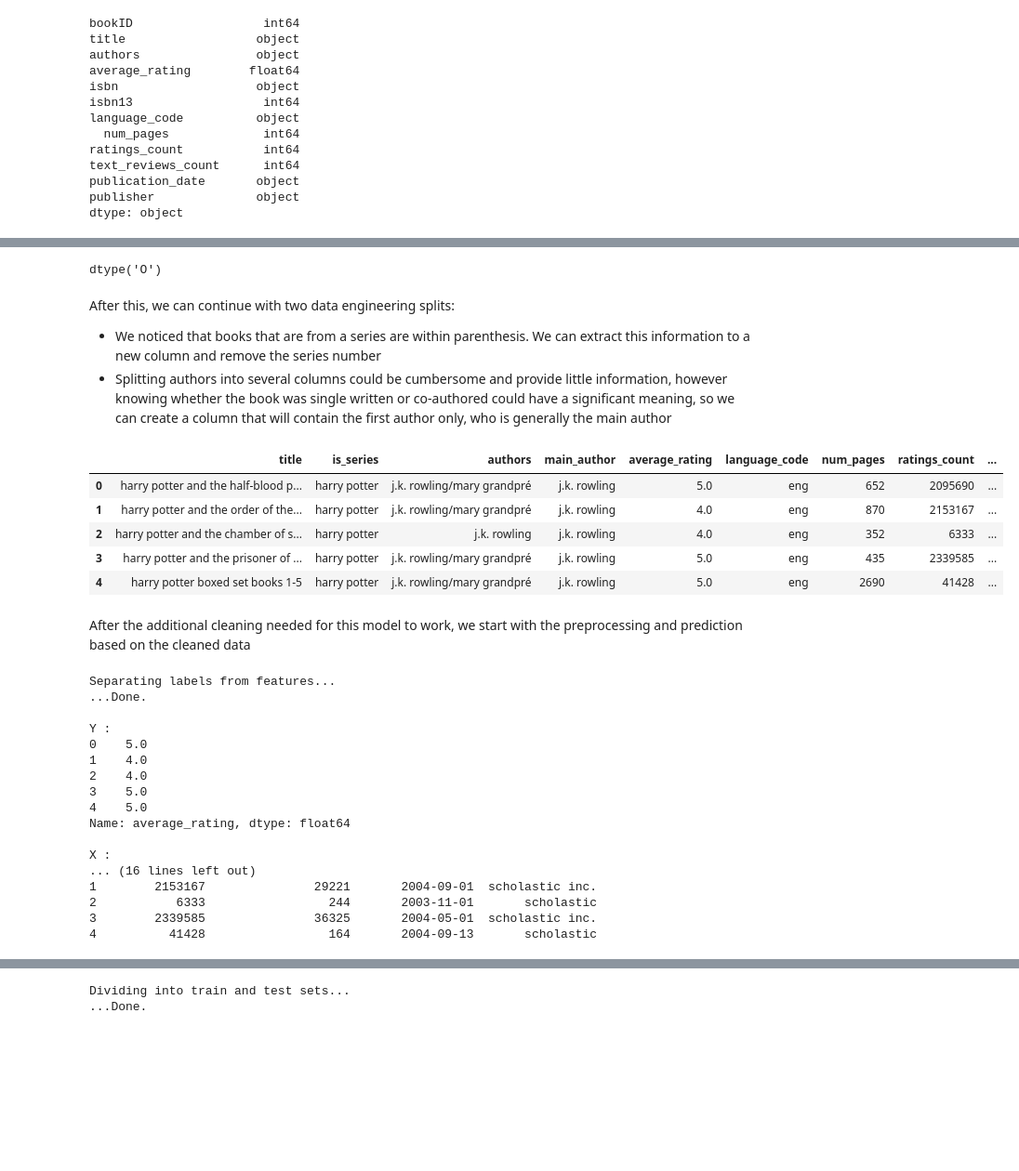
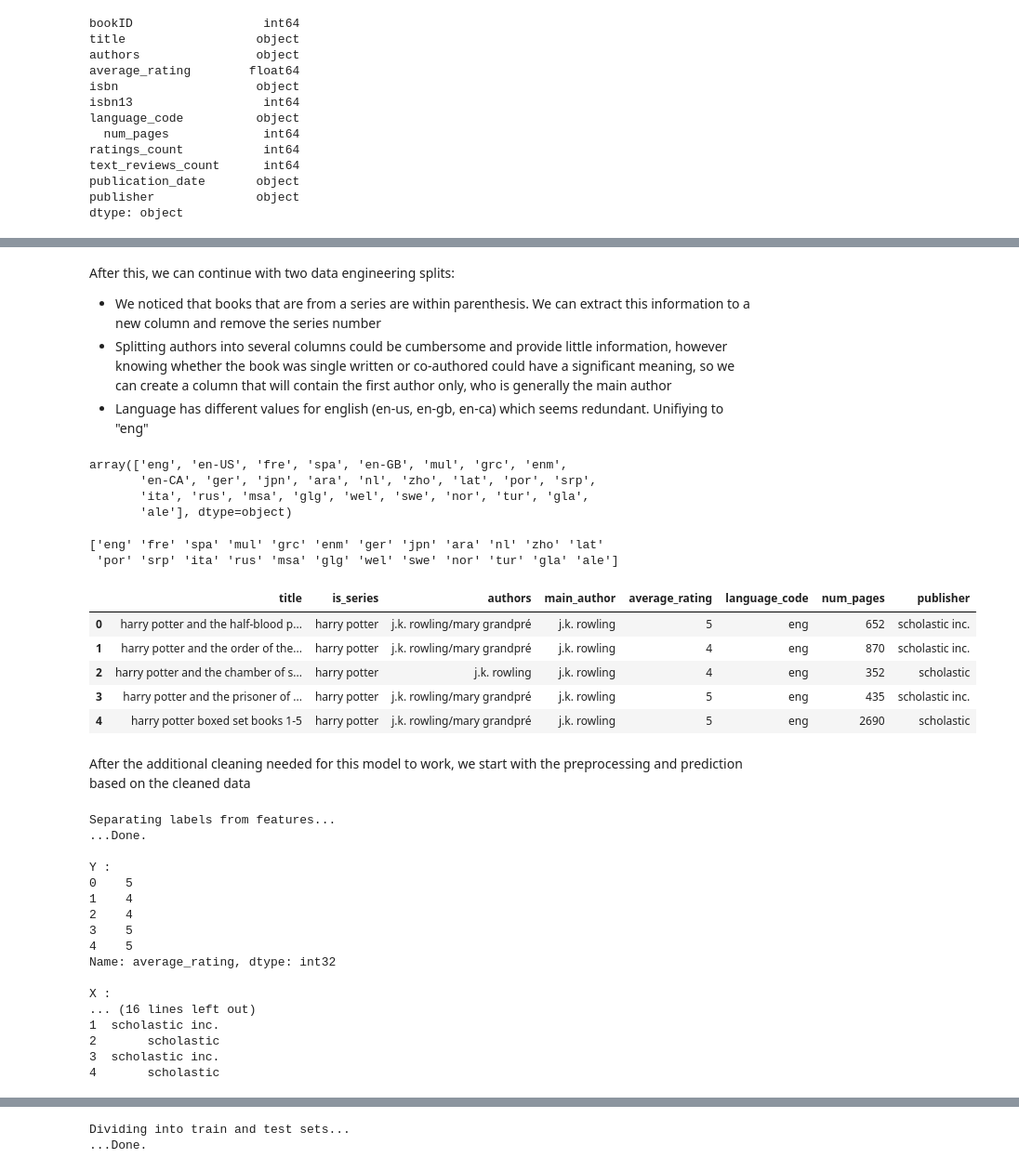
Before and after one commit to SouheilMaatoug/Goodreads-books-rating, a Jupyter notebook: decision_tree_rrd/ds_workfile_rrd.ipynb, the cells around one changed output, grey strips where cells are left out. Shown: that part at 93% size. Drawn from its saved outputs; the diff is of its cells as text; code cells hidden in the pictures; blank space fills up the shorter version.

Commit message:
rrd - removed additional columns as they do not have impact

```diff
--- a/decision_tree_rrd/ds_workfile_rrd.ipynb
+++ b/decision_tree_rrd/ds_workfile_rrd.ipynb
@@ -135,14 +135,10 @@ After reviewing of the stats we notice a few things:
 - num_pages has a weird space on front
 # %%
 # Drop useless columns
-useless_cols = ['bookID', 'isbn', 'isbn13']
+useless_cols = ['bookID', 'isbn', 'isbn13', 'ratings_count','text_reviews_count', 'publication_date']
 
 print("Dropping useless columns...")
 dataset = dataset.drop(useless_cols, axis=1) # axis = 1 indicates that we are dropping along the column axis
-
-print("Converting date columns to the right format...")
-dataset['publication_date']= pd.to_datetime(dataset['publication_date'], errors='coerce', format='%m/%d/%Y')
-dataset.dtypes
 
 print("Renaming columns...")
 dataset.rename(columns={'  num_pages': 'num_pages'}, inplace=True)
@@ -173,12 +165,16 @@ publisher                     object
 dtype: object
-# %%
-dataset.title.dtype
-# %% [output]
-dtype('O')
 # %% [markdown]
 After this, we can continue with two data engineering splits:
 - We noticed that books that are from a series are within parenthesis. We can extract this information to a new column and remove the series number
 - Splitting authors into several columns could be cumbersome and provide little information, however knowing whether the book was single written or co-authored could have a significant meaning, so we can create a column that will contain the first author only, who is generally the main author
+- Language has different values for english (en-us, en-gb, en-ca) which seems redundant. Unifiying to "eng"
+# %%
+dataset.language_code.unique()
+# %% [output]
+array(['eng', 'en-US', 'fre', 'spa', 'en-GB', 'mul', 'grc', 'enm',
+       'en-CA', 'ger', 'jpn', 'ara', 'nl', 'zho', 'lat', 'por', 'srp',
+       'ita', 'rus', 'msa', 'glg', 'wel', 'swe', 'nor', 'tur', 'gla',
+       'ale'], dtype=object)
 # %%
 # Creating a new column for the in_series data
 dataset.insert(1,"is_series", "no")
@@ -186,41 +182,53 @@ dataset.insert(1,"is_series", "no")
 # Creating a new column for the main_author data
 dataset.insert(3,"main_author", "no")
 # %%
-# Stripping the series data from the title to the newly created column
+# Stripping the book series data from the title to the newly created column
 for i in range(len(dataset.title)) :
-    if dataset.title[i].find("#") != -1: # All series have a volume number with # before. Flagging those help strip the series name
+    if "#" in str(dataset.title[i]): # All series have a volume number with # before. Flagging those help strip the series name
         dataset.is_series[i] = dataset.title[i][dataset.title[i].find("(")+1:dataset.title[i].find(")")].strip()[:dataset.title[i][dataset.title[i].find("(")+1:dataset.title[i].find(")")].find(" #")]
         dataset.title[i] = dataset.title[i][:dataset.title[i].find("(")-1] # to remove the series name and number from the book title
 
 # Copying the main author name to the newly created column
 for i in range(len(dataset.authors)):
-    if dataset.authors[i].find("/") != -1:
+    if "/" in str(dataset.authors[i]):
         dataset.main_author[i] = dataset.authors[i][:dataset.authors[i].find("/")]
 
     else:
        dataset.main_author[i] = dataset.authors[i]
 
-#Rounding the average value
+# Rounding the average_rating values
 
 for i in range(len(dataset.average_rating)):
     dataset.average_rating[i] = round(dataset.average_rating[i])
 
-#Lower casing all text
+dataset.average_rating = dataset.average_rating.astype('int')
+
+# Lower casing all text
 
 for l in dataset.columns.tolist():
     if dataset[l].dtype == 'O':
         for i in range(len(dataset[l])):
             dataset[l][i] = dataset[l][i].lower()
 
+# Unifying all english variants to english "eng"
+
+for i in range(len(dataset.language_code)):
+    if "en-" in str(dataset.language_code[i]):
+        dataset.language_code[i] = "eng"
+
+
+print(dataset.language_code.unique())
 
 dataset.head()
 # %% [output]
+['eng' 'fre' 'spa' 'mul' 'grc' 'enm' 'ger' 'jpn' 'ara' 'nl' 'zho' 'lat'
+ 'por' 'srp' 'ita' 'rus' 'msa' 'glg' 'wel' 'swe' 'nor' 'tur' 'gla' 'ale']
-|  | title | is_series | authors | main_author | average_rating | language_code | num_pages | ratings_count | ... |
-| 0 | harry potter and the half-blood p... | harry potter | j.k. rowling/mary grandpré | j.k. rowling | 5.0 | eng | 652 | 2095690 | ... |
-| 1 | harry potter and the order of the... | harry potter | j.k. rowling/mary grandpré | j.k. rowling | 4.0 | eng | 870 | 2153167 | ... |
-| 2 | harry potter and the chamber of s... | harry potter | j.k. rowling | j.k. rowling | 4.0 | eng | 352 | 6333 | ... |
-| 3 | harry potter and the prisoner of ... | harry potter | j.k. rowling/mary grandpré | j.k. rowling | 5.0 | eng | 435 | 2339585 | ... |
-| 4 | harry potter boxed set books 1-5 | harry potter | j.k. rowling/mary grandpré | j.k. rowling | 5.0 | eng | 2690 | 41428 | ... |
+|  | title | is_series | authors | main_author | average_rating | language_code | num_pages | publisher |
+| 0 | harry potter and the half-blood p... | harry potter | j.k. rowling/mary grandpré | j.k. rowling | 5 | eng | 652 | scholastic inc. |
+| 1 | harry potter and the order of the... | harry potter | j.k. rowling/mary grandpré | j.k. rowling | 4 | eng | 870 | scholastic inc. |
+| 2 | harry potter and the chamber of s... | harry potter | j.k. rowling | j.k. rowling | 4 | eng | 352 | scholastic |
+| 3 | harry potter and the prisoner of ... | harry potter | j.k. rowling/mary grandpré | j.k. rowling | 5 | eng | 435 | scholastic inc. |
+| 4 | harry potter boxed set books 1-5 | harry potter | j.k. rowling/mary grandpré | j.k. rowling | 5 | eng | 2690 | scholastic |
 # %% [markdown]
 After the additional cleaning needed for this model to work, we start with the preprocessing and prediction based on the cleaned data
 # %%
@@ -244,19 +252,19 @@ Separating labels from features...
 ...Done.
 
 Y :
-0    5.0
-1    4.0
-2    4.0
-3    5.0
-4    5.0
-Name: average_rating, dtype: float64
+0    5
+1    4
+2    4
+3    5
+4    5
+Name: average_rating, dtype: int32
 
 X :
 ... (16 lines left out)
-1        2153167               29221       2004-09-01  scholastic inc.
-2           6333                 244       2003-11-01       scholastic
-3        2339585               36325       2004-05-01  scholastic inc.
-4          41428                 164       2004-09-13       scholastic
+1  scholastic inc.
+2       scholastic
+3  scholastic inc.
+4       scholastic
 # %%
 # Automatically detect names of numeric/categorical columns
 numeric_features = []
```
Also changed, not shown: parts of 9 cells of this notebook.
